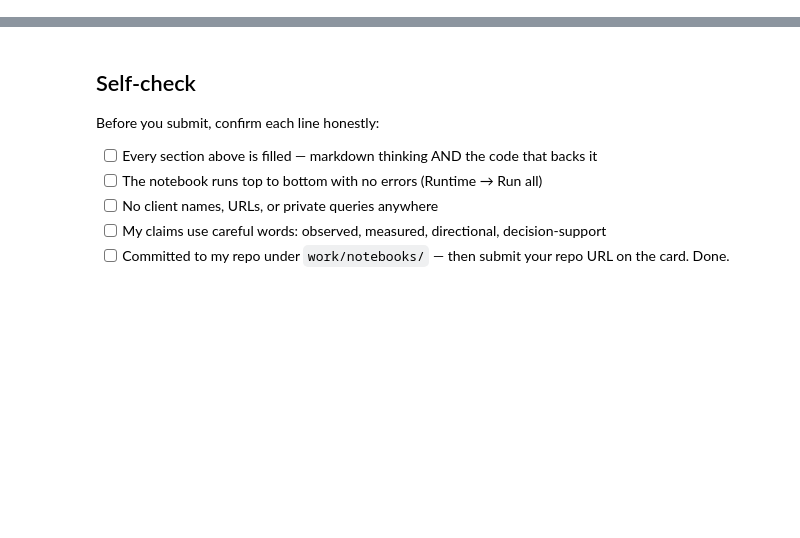
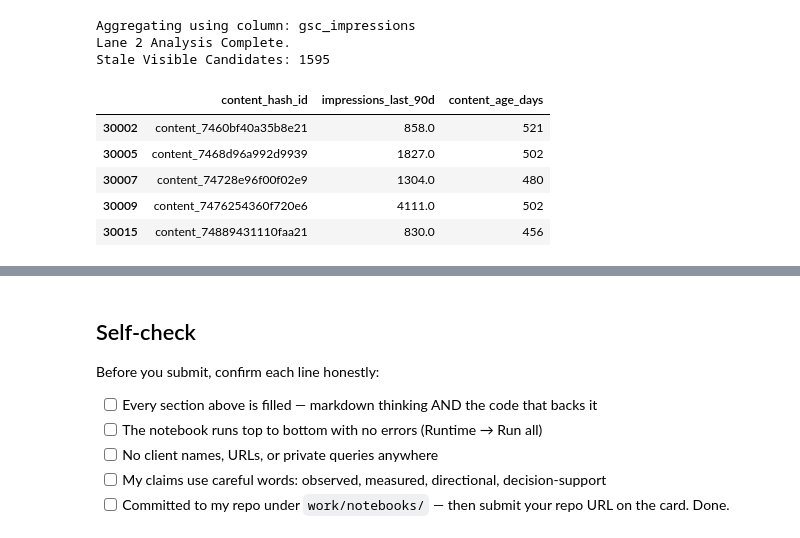
Before and after one commit to averoe/ML_Practice, a Jupyter notebook: work/notebooks/w01_research_question.ipynb, the cells around one changed output, grey strips where cells are left out. Drawn from its saved outputs; the diff is of its cells as text; code cells hidden in the pictures; blank space fills up the shorter version.

Commit message:
Completed ML-02 research question for Lane 2 using warehouse data

```diff
--- a/work/notebooks/w01_research_question.ipynb
+++ b/work/notebooks/w01_research_question.ipynb
@@ -36,0 +11,20 @@ This skeleton is yours to fill. Work the sections **in order** — each one has
+# %%
+import pandas as pd
+from google.colab import userdata
+from datasets import load_dataset
+
+REPO_ID = "FlyRank/internship-warehouse"
+token = userdata.get('HF_TOKEN')
+
+try:
+    print("Fetching dimension data (dim_content)... updates 'df'")
+    dataset = load_dataset(REPO_ID, data_files="dim_content.parquet", token=token, split="train")
+    df = dataset.select(range(min(100000, len(dataset)))).to_pandas()
+
+    print("Fetching performance data (fact_content_daily_performance)... updates 'fact_df'")
+    fact_dataset = load_dataset(REPO_ID, "fact_content_daily_performance", token=token, split="train")
+    fact_df = fact_dataset.select(range(min(1000000, len(fact_dataset)))).to_pandas()
+
+    print(f"Data loaded. Content: {len(df)} rows, Performance: {len(fact_df)} rows.")
+except Exception as e:
+    print(f"Error fetching data: {e}")
@@ -36,0 +52,34 @@ This skeleton is yours to fill. Work the sections **in order** — each one has
+# %%
+imp_col_fact = next((c for c in fact_df.columns if 'impressions' in c.lower()), None)
+
+if not imp_col_fact:
+    print(f"Columns found in fact_df: {list(fact_df.columns)}")
+    raise KeyError("Could not find an impressions column in fact_df")
+
+print(f"Aggregating using column: {imp_col_fact}")
+
+perf_agg = fact_df.groupby('content_hash_id')[imp_col_fact].sum().reset_index()
+perf_agg.rename(columns={imp_col_fact: 'impressions_last_90d'}, inplace=True)
+
+if 'impressions_last_90d' in df.columns:
+    df = df.drop(columns=['impressions_last_90d'])
+df = df.merge(perf_agg, on='content_hash_id', how='left').fillna({'impressions_last_90d': 0})
+
+df['content_created_date'] = pd.to_datetime(df['content_created_date'])
+df['content_age_days'] = (pd.Timestamp.now() - df['content_created_date']).dt.days
+
+stale_visible = df[(df['impressions_last_90d'] >= 500) & (df['content_age_days'] >= 180)]
+
+print(f"Lane 2 Analysis Complete.")
+print(f"Stale Visible Candidates: {len(stale_visible)}")
+display(stale_visible[['content_hash_id', 'impressions_last_90d', 'content_age_days']].head())
+# %% [output]
+Aggregating using column: gsc_impressions
+Lane 2 Analysis Complete.
+Stale Visible Candidates: 1595
+|  | content_hash_id | impressions_last_90d | content_age_days |
+| 30002 | content_7460bf40a35b8e21 | 858.0 | 521 |
+| 30005 | content_7468d96a992d9939 | 1827.0 | 502 |
+| 30007 | content_74728e96f00f02e9 | 1304.0 | 480 |
+| 30009 | content_7476254360f720e6 | 4111.0 | 502 |
+| 30015 | content_74889431110faa21 | 830.0 | 456 |
```
Also changed, not shown: parts of 17 cells of this notebook.
